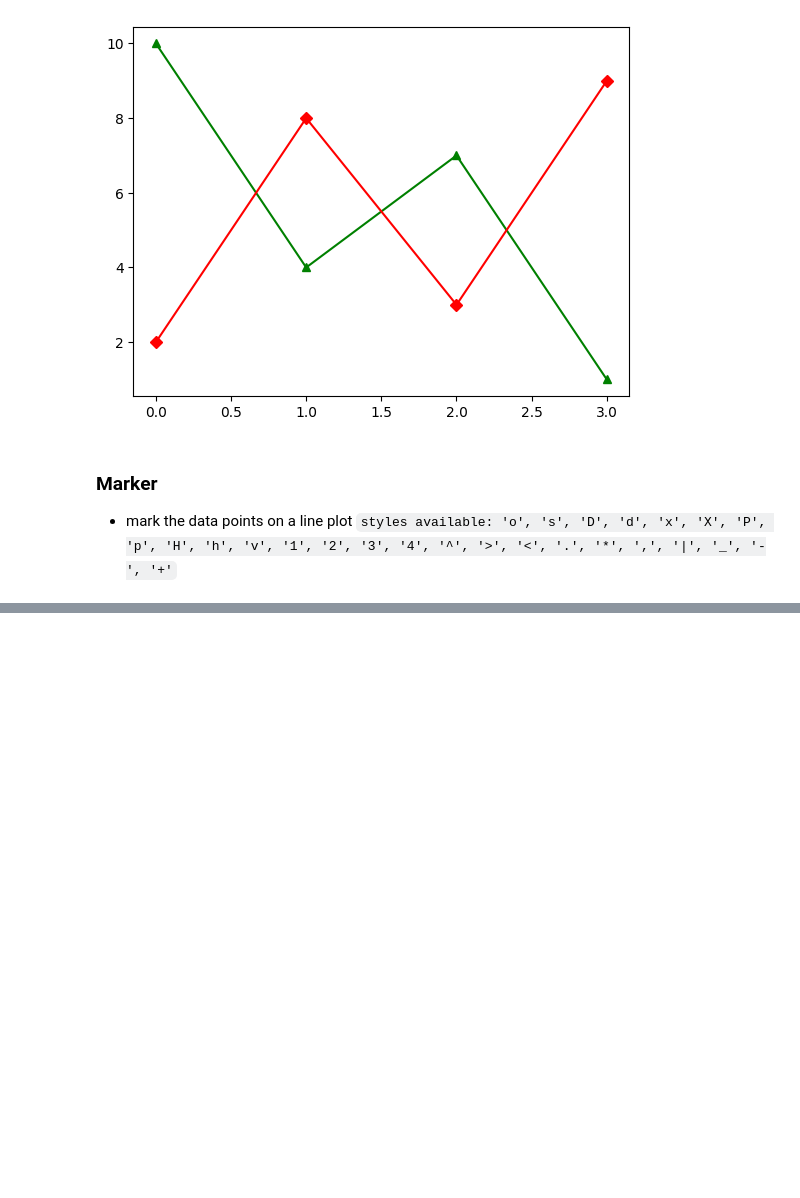
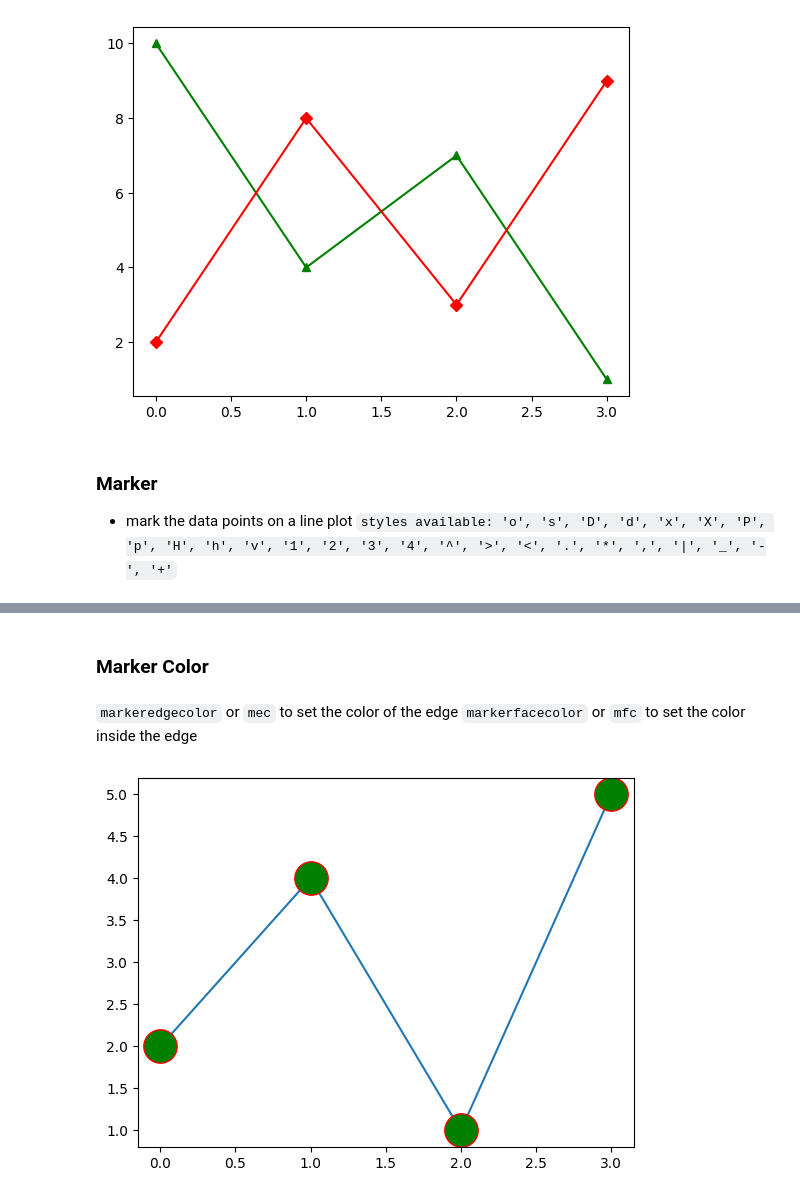
Before and after one commit to Cemputus/Python-libraries, a Jupyter notebook: matplotlib/introduction-to-matplotlib.ipynb, the cells around one changed output, grey strips where cells are left out. Saved outputs shown, nothing was run; the diff lists cells and outputs as text; code cells hidden in the pictures; blank space fills up the shorter version.

```diff
--- a/matplotlib/introduction-to-matplotlib.ipynb
+++ b/matplotlib/introduction-to-matplotlib.ipynb
@@ -126,0 +104,9 @@ Penguin can not fly
+# %% [markdown]
+### Marker Color
+# %% [markdown]
+`markeredgecolor` or `mec` to set the color of the edge `markerfacecolor` or `mfc` to set the color inside the edge
+# %%
+plt.plot(ypoints, marker = 'o', ms = 24, mec = 'r', mfc = 'g')
+plt.show()
+# %% [output]
+[figure, added]
```
Also changed, not shown: parts of 68 cells of this notebook, 2 other files.
